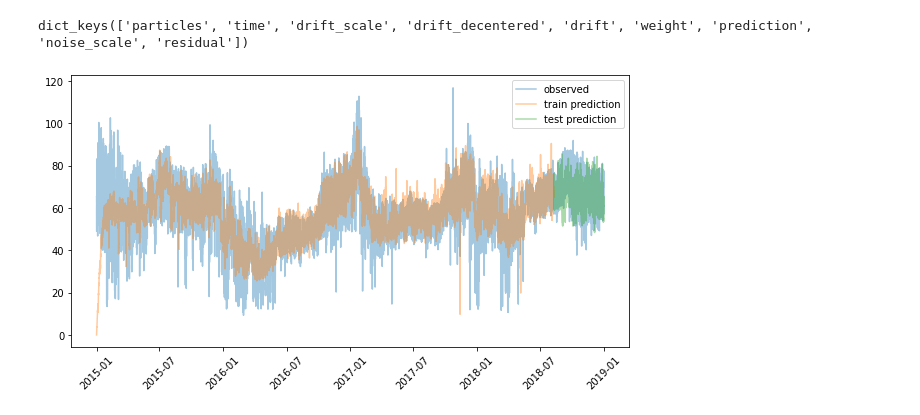
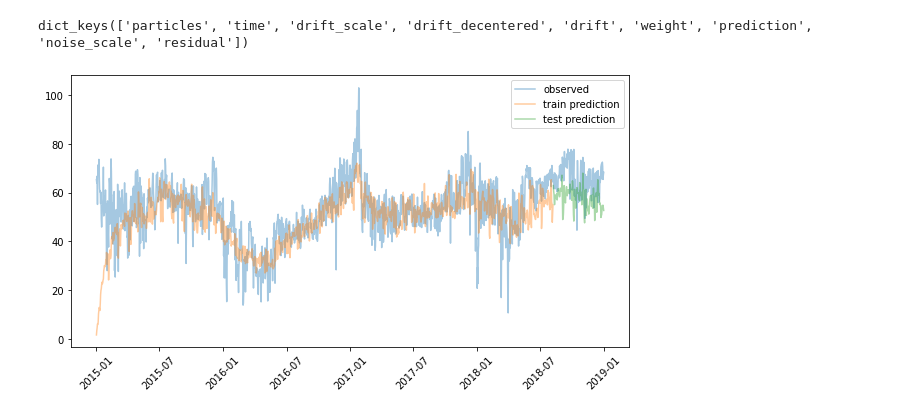
Before and after one commit to wdmdev/42186-MBML-Project, a Jupyter notebook: dlm.ipynb, the cells around one changed output. Cells and saved outputs as stored; diff of their text form; code cells hidden in the pictures.

```diff
--- a/dlm.ipynb
+++ b/dlm.ipynb
@@ -30,29 +31,38 @@ pd.set_option('display.max_rows', 500)
 # %% [markdown]
 ## Data
 # %%
+# read data
 df = pd.read_csv("preprocessed_data/df.csv")#.iloc[:1000]
 df["time_str"] = [d.split("+")[0] for d in df["time_str"]]
 df["time_str"] = pd.to_datetime(df["time_str"], infer_datetime_format=True)#'%Y-%m-%d %H:%M:%S.%f') # 2015-01-01 10:00:00+00:00
+df = df.groupby("time_str").mean()
+df = df.reset_index().set_index('time_str')
+df.index.name = None
+df = pd.DataFrame(StandardScaler().fit_transform(df), columns=df.columns, index = df.index) # standardize data
+df = df.asfreq("D") # aggregate data, can be commented out to use all data
 dfW = get_weather_data(df)
 dfE = get_energy_data(df)
 
+# convert to torch tensors
 X_W = torch.from_numpy(dfW.values).float()
 X_E = torch.from_numpy(dfE.values).float()
-
 obs = torch.from_numpy(df["price actual"].values).float()
 
+
 # translate to pyro forecasting language
-y = obs.unsqueeze(-1)
-covariates = X_E
+T = None # number of time steps to include, if None all data is used
+y = obs.unsqueeze(-1) if T is None else obs[-T:].unsqueeze(-1)
+covariates = torch.hstack((X_E, X_W)) if T is None else torch.hstack((X_E, X_W))[-T:]
+# covariates = X_E if T is None else X_E[-T:]
 
 # define constants
-n, p = X_E.shape
+n, p = covariates.shape
+dates = df.index[-n:] # used for plotting
 
 # start, train end, test end
 T0 = 0
 T1 = n - n//10 # 10 % test data
 T2 = n
-
 print("Number of observations:", n)
 print("Number of training observations:", T1 - T0)
 print("Number of test observations:", T2 - T1)
@@ -79,26 +73,2 @@ Number of test observations: 17818
 # %% [markdown]
 ## Model
-# %%
-class VanillaDLM(ForecastingModel):
-    def model(self, zero_data, covariates):
-        data_dim = zero_data.size(-1)
-        feature_dim = covariates.size(-1)
-
-        drift_scale = pyro.sample("drift_scale", dist.LogNormal(-10, 10).expand([feature_dim]).to_event(1))
-        with self.time_plate:
-            with poutine.reparam(config={"drift": LocScaleReparam()}):
-                drift = pyro.sample("drift", dist.Normal(torch.zeros(covariates.size()), drift_scale).to_event(1))
-
-        weight = drift.cumsum(-2)  # A Brownian motion.
-        # record in model_trace
-        pyro.deterministic("weight", weight)
-
-        prediction = (weight * covariates).sum(-1, keepdim=True)
-        assert prediction.shape[-2:] == zero_data.shape
-        # record in model_trace
-        pyro.deterministic("prediction", prediction)
-
-        scale = pyro.sample("noise_scale", dist.LogNormal(-5, 10).expand([1]).to_event(1))
-        noise_dist = dist.Normal(0, scale)
-
-        self.predict(noise_dist, prediction)
@@ -155,16 +300,14 @@ dict_keys(['particles', 'time', 'drift_scale', 'drift_decentered', 'drift', 'wei
 pred_p10, pred_p50, pred_p90 = quantile(posterior_samples['prediction'], (0.1, 0.5, 0.9)).squeeze(-1)
 # %%
 fig, ax = plt.subplots(1, 1, figsize=(10, 5))
-
-dates = df.time_str.values
 
 ax.plot(dates, y, label="observed", alpha= .4)
 ax.plot(dates[:T1], pred_p50[:T1], label="train prediction", alpha = .4)
 ax.plot(dates[T1:], pred_p50[T1:], label="test prediction", alpha = .4)
 ax.legend()
 
 plt.setp(ax.get_xticklabels(), rotation = 45)
 
 plt.show()
 # %% [output]
-[figure, old version]
+[figure, new version]
```
Also changed, not shown: parts of 11 cells of this notebook, 8 other files.
